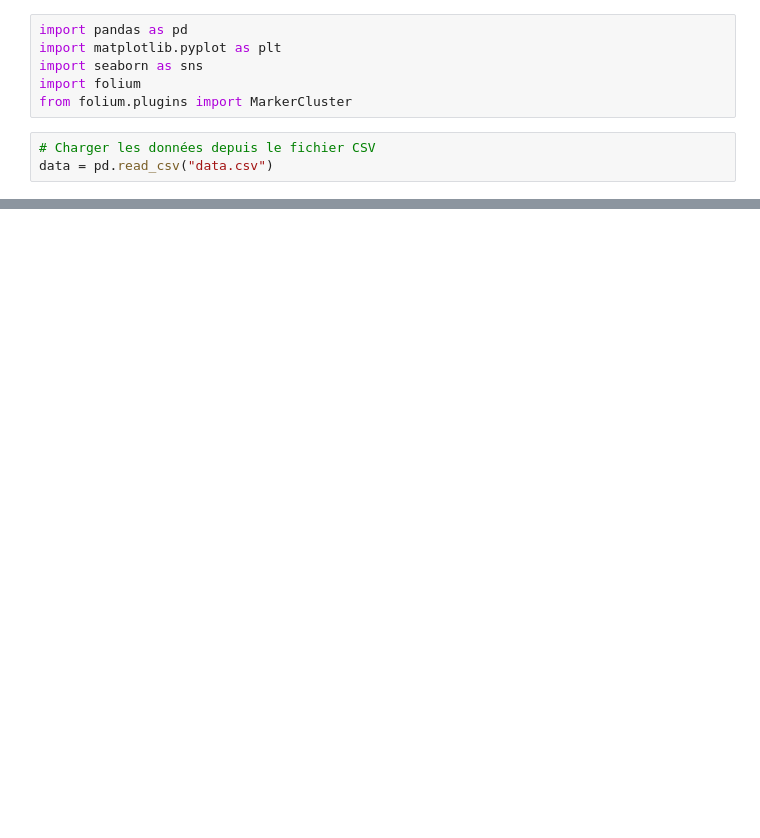
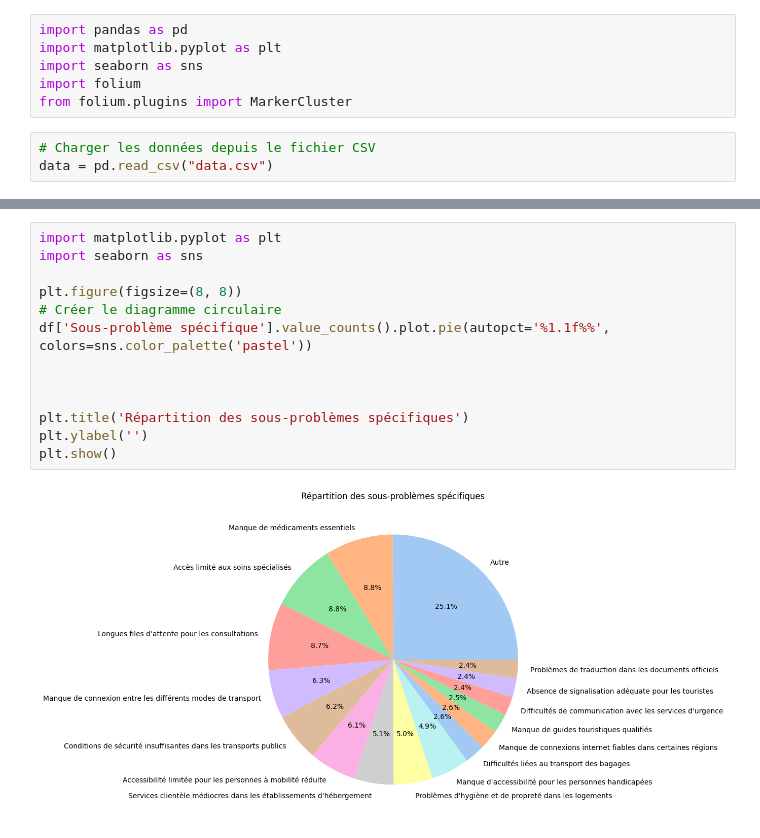
Before and after one commit to abdeladime2003/Canalyse-2025, a Jupyter notebook: analyses.ipynb, the cells around one changed output, grey strips where cells are left out. Cells and saved outputs as stored; diff of their text form; blank space fills up the shorter version.

```diff
--- a/analyses.ipynb
+++ b/analyses.ipynb
@@ -59,0 +120,15 @@ plt.show()
+# %%
+import matplotlib.pyplot as plt
+import seaborn as sns
+
+plt.figure(figsize=(8, 8))
+# Créer le diagramme circulaire
+df['Sous-problème spécifique'].value_counts().plot.pie(autopct='%1.1f%%',  colors=sns.color_palette('pastel'))
+
+
+
+plt.title('Répartition des sous-problèmes spécifiques')
+plt.ylabel('')
+plt.show()
+# %% [output]
+[figure, added]
```
Also changed, not shown: parts of 11 cells of this notebook, 7 other files.
